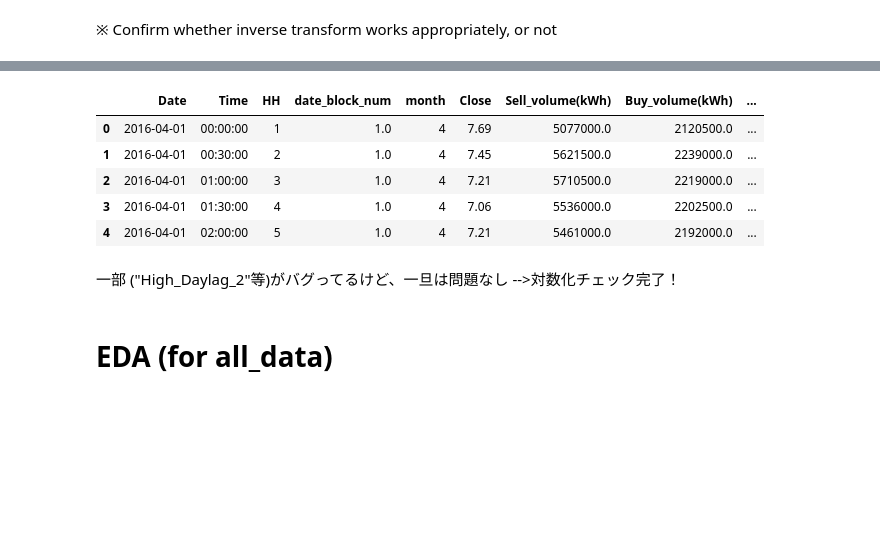
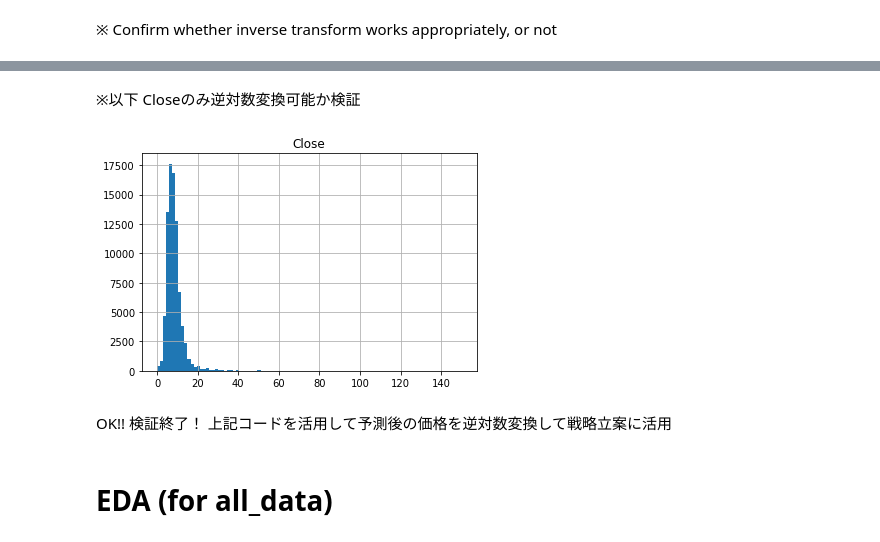
Before and after one commit to ken-datascience/master_thesis, a Jupyter notebook: Data Analysis for Master Thesis_(modeling_without_features).ipynb, the cells around one changed output, grey strips where cells are left out. Drawn from its saved outputs; the diff is of its cells as text; code cells hidden in the pictures; blank space fills up the shorter version.

```diff
--- a/Data Analysis for Master Thesis_(modeling_without_features).ipynb
+++ b/Data Analysis for Master Thesis_(modeling_without_features).ipynb
@@ -520,4 +386,4 @@ Features seem to be positive skew, and have different scale. --> Need to standar
 # %%
-all_data_log1 = all_data_lagged[['Date', 'Time', 'HH', 'date_block_num', 'month']]
-all_data_log2 = all_data_lagged.drop(['Date', 'Time', 'HH', 'date_block_num', 'month'], axis=1)
+all_data_lagged1 = all_data_lagged[['Date', 'Time', 'HH', 'date_block_num', 'month']]
+all_data_lagged2 = all_data_lagged.drop(['Date', 'Time', 'HH', 'date_block_num', 'month'], axis=1)
 # %%
@@ -574,15 +422,15 @@ all_data_log_inverse = pd.concat([all_data_log_inverse1, all_data_log_inverse2],
-# %%
-all_data_log_inverse.head()
-# %% [output]
-|  | Date | Time | HH | date_block_num | month | Close | Sell_volume(kWh) | Buy_volume(kWh) | ... |
-| 0 | 2016-04-01 | 00:00:00 | 1 | 1.0 | 4 | 7.69 | 5077000.0 | 2120500.0 | ... |
-| 1 | 2016-04-01 | 00:30:00 | 2 | 1.0 | 4 | 7.45 | 5621500.0 | 2239000.0 | ... |
-| 2 | 2016-04-01 | 01:00:00 | 3 | 1.0 | 4 | 7.21 | 5710500.0 | 2219000.0 | ... |
-| 3 | 2016-04-01 | 01:30:00 | 4 | 1.0 | 4 | 7.06 | 5536000.0 | 2202500.0 | ... |
-| 4 | 2016-04-01 | 02:00:00 | 5 | 1.0 | 4 | 7.21 | 5461000.0 | 2192000.0 | ... |
-# %% [markdown]
-一部 ("High_Daylag_2"等)がバグってるけど、一旦は問題なし
--->対数化チェック完了！
+# %% [markdown]
+※以下 Closeのみ逆対数変換可能か検証
+# %%
+# inverse only for Close (Target)
+y_log_inversed = inverse_trans_yeo_johnson(all_data_lagged2["Close"].values.reshape(-1,1), all_data_log["Close"].values.reshape(-1, 1))
+y_log_inversed = pd.DataFrame(y_log_inversed)
+y_log_inversed.columns = ["Close"]
+y_log_inversed.hist(bins=100);
+# %% [output]
+[figure, added]
+# %% [markdown]
+OK!! 検証終了！ 上記コードを活用して予測後の価格を逆対数変換して戦略立案に活用
 # %% [markdown]
 # EDA (for all_data)
 # %% [markdown]
```
Also changed, not shown: parts of 181 cells of this notebook, 3 other files.
